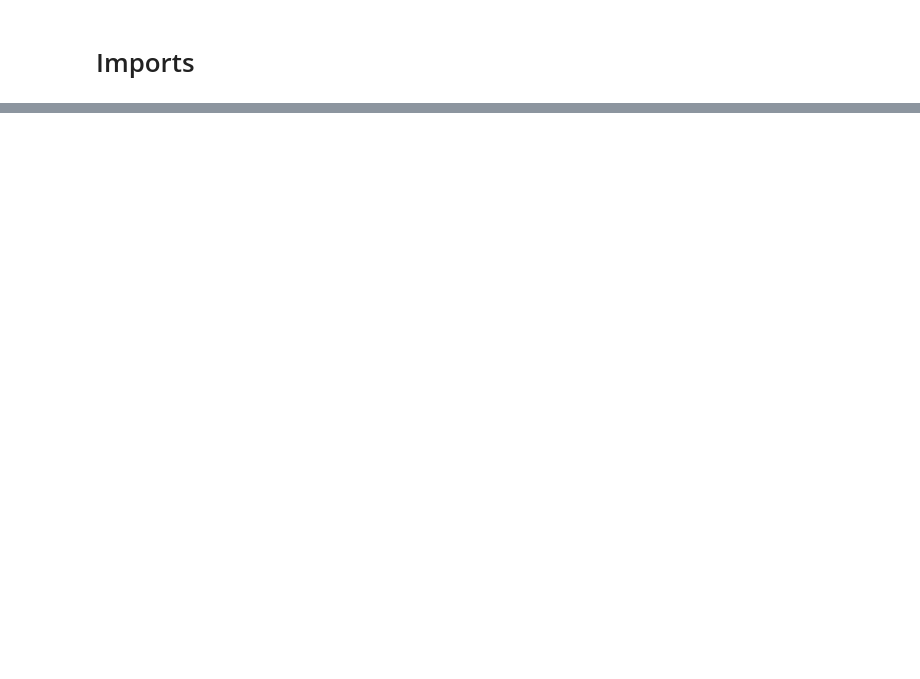
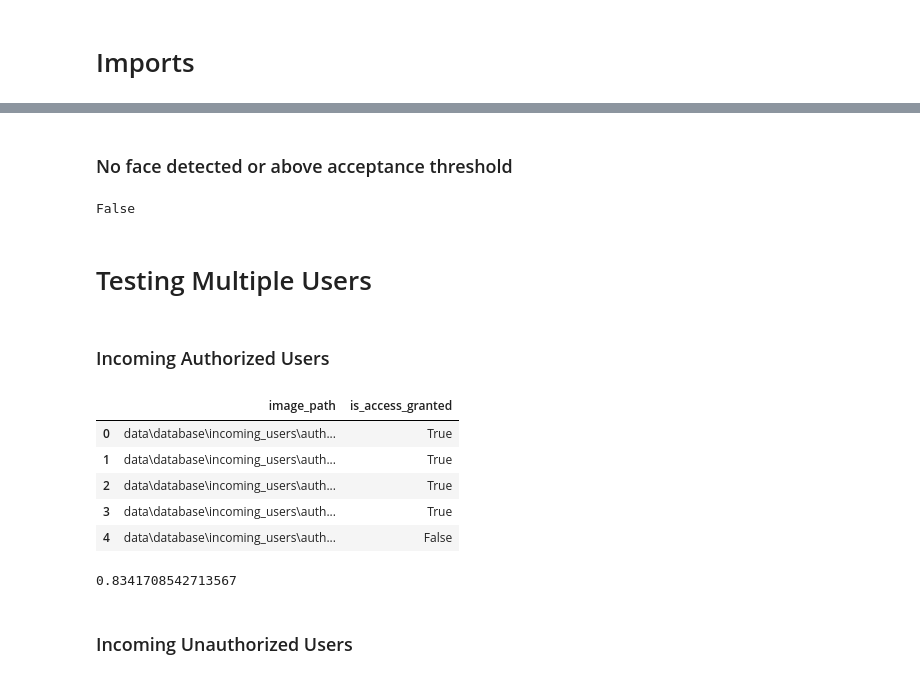
Before and after one commit to SzymonLeszkiewicz/biometrics, a Jupyter notebook: deepface_system.ipynb, the cells around one changed output, grey strips where cells are left out. Cells and saved outputs as stored; diff of their text form; code cells hidden in the pictures; blank space fills up the shorter version.

Commit message:
Fixed paths, simplified code

```diff
--- a/deepface_system.ipynb
+++ b/deepface_system.ipynb
@@ -234,0 +11,4 @@ Name: count, Length: 68, dtype: int64
+# %%
+verification_system = VerificationSystem(
+    database_path=os.path.join("data", "database"),
+)
@@ -234,0 +36,34 @@ Name: count, Length: 68, dtype: int64
+# %% [markdown]
+### No face detected or above acceptance threshold
+# %%
+verification_system.verify_user(
+    user_name="22",
+    user_photo_path=verification_system.get_problematic_incoming_authorized_user_path(),
+)
+# %% [output]
+False
+# %% [markdown]
+# Testing Multiple Users
+# %% [markdown]
+### Incoming Authorized Users
+# %%
+df_incoming_authorized_users = verification_system.verify_multiple_users(
+    incoming_users_path=os.path.join(
+        "data", "database", "incoming_users", "authorized_users"
+    ),
+)
+# %%
+df_incoming_authorized_users.head()
+# %% [output]
+|  | image_path | is_access_granted |
+| 0 | data\database\incoming_users\auth... | True |
+| 1 | data\database\incoming_users\auth... | True |
+| 2 | data\database\incoming_users\auth... | True |
+| 3 | data\database\incoming_users\auth... | True |
+| 4 | data\database\incoming_users\auth... | False |
+# %%
+verification_system.calculate_access_granted_rate(df_users=df_incoming_authorized_users)
+# %% [output]
+0.8341708542713567
+# %% [markdown]
+### Incoming Unauthorized Users
```
Also changed, not shown: parts of 33 cells of this notebook, 1 other file.
